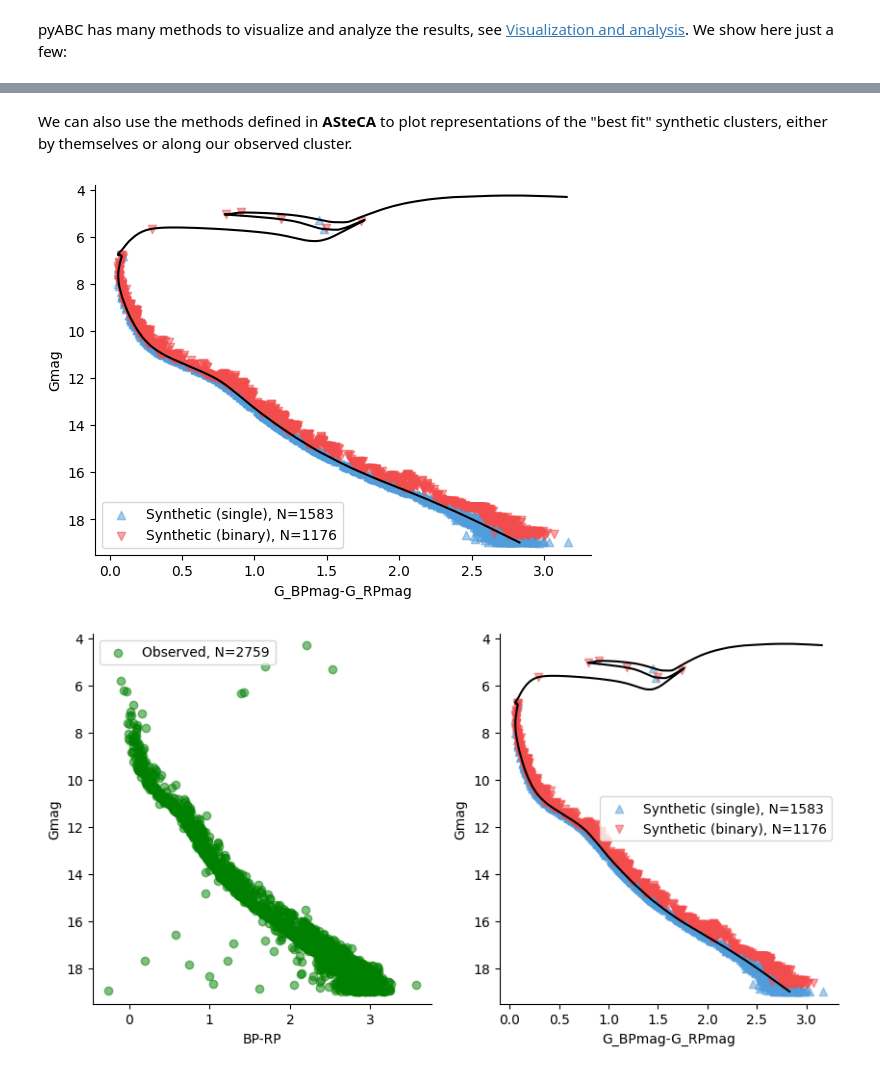
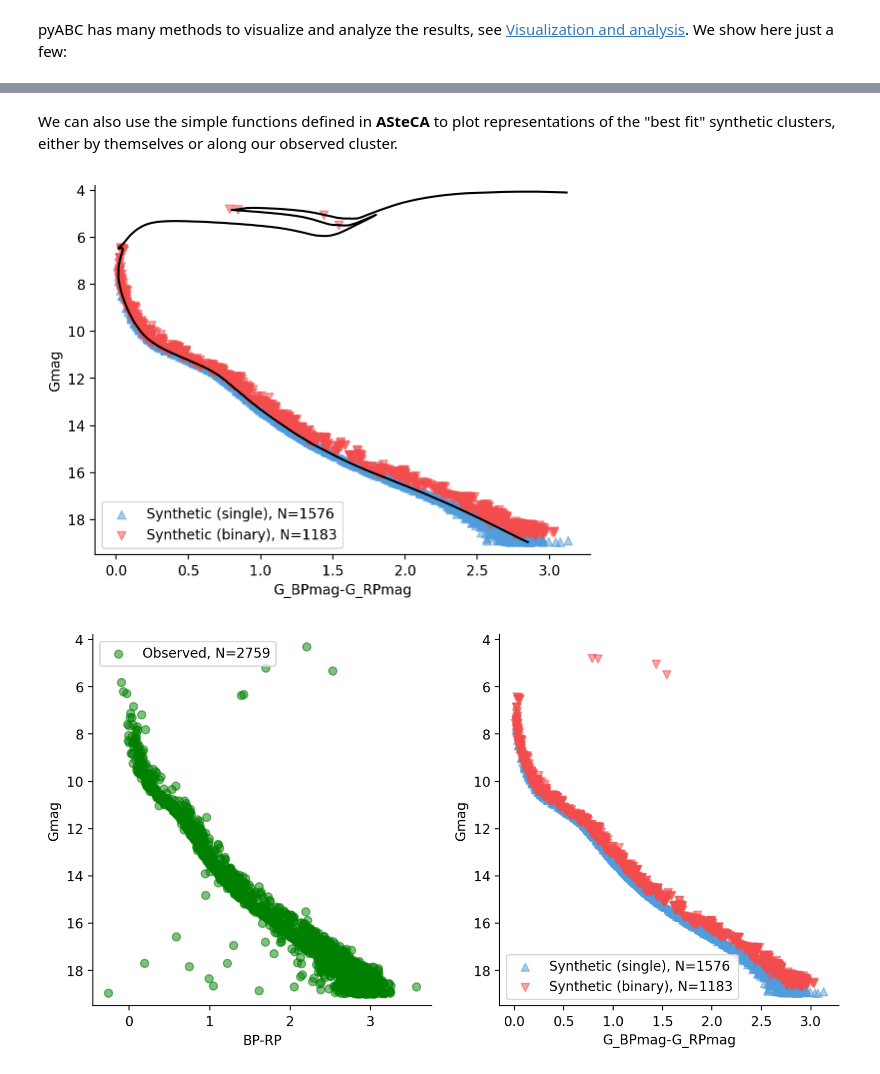
Before and after one commit to asteca/ASteCA, a Jupyter notebook: docs/tutorials/quickstart.ipynb, the cells around one changed output, grey strips where cells are left out. Drawn from its saved outputs; the diff is of its cells as text; code cells hidden in the pictures.

```diff
--- a/docs/tutorials/quickstart.ipynb
+++ b/docs/tutorials/quickstart.ipynb
@@ -255,21 +257,21 @@ array([<Axes: title={'center': 'Parameter Av'}, ylabel='Av'>,
 # %% [markdown]
-We can also use the methods defined in **ASteCA** to plot representations of the "best fit" synthetic clusters, either by themselves or along our observed cluster.
+We can also use the simple functions defined in **ASteCA** to plot representations of the "best fit" synthetic clusters, either by themselves or along our observed cluster.
 # %%
 # Extract medians for the fitted parameters
 fit_params = {
     k: pyabc.weighted_statistics.weighted_median(df[k].values, w) for k in df.keys()
 }
 
 import matplotlib.pyplot as plt
 ax = plt.subplot(111)
-synthcl.synthplot(ax, fit_params, isochplot=True)
+asteca.plot.synthetic(synthcl, ax, fit_params, isochplot=True)
 plt.show()
 # %% [output]
-[figure, old version]
+[figure, new version]
 # %%
 fig, (ax1, ax2) = plt.subplots(1, 2, figsize=(10, 5))
-my_cluster.clustplot(ax1)
-synthcl.synthplot(ax2, fit_params, isochplot=True)
+asteca.plot.cluster(my_cluster, ax1)
+asteca.plot.synthetic(synthcl, ax2, fit_params)
 plt.show()
 # %% [output]
-[figure, old version]
+[figure, new version]
```
Also changed, not shown: parts of 9 cells of this notebook.
